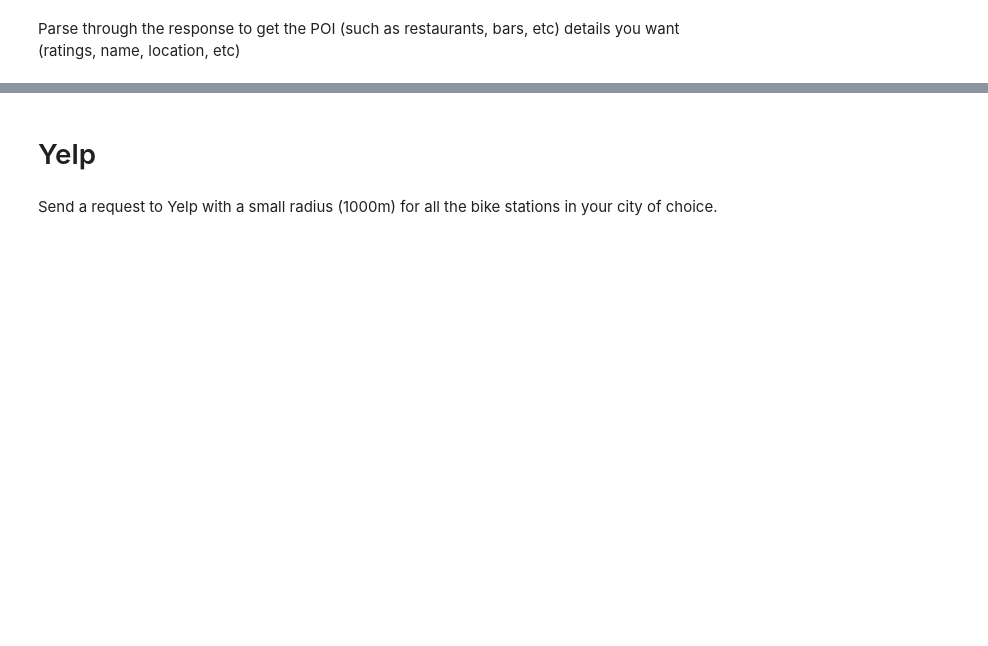
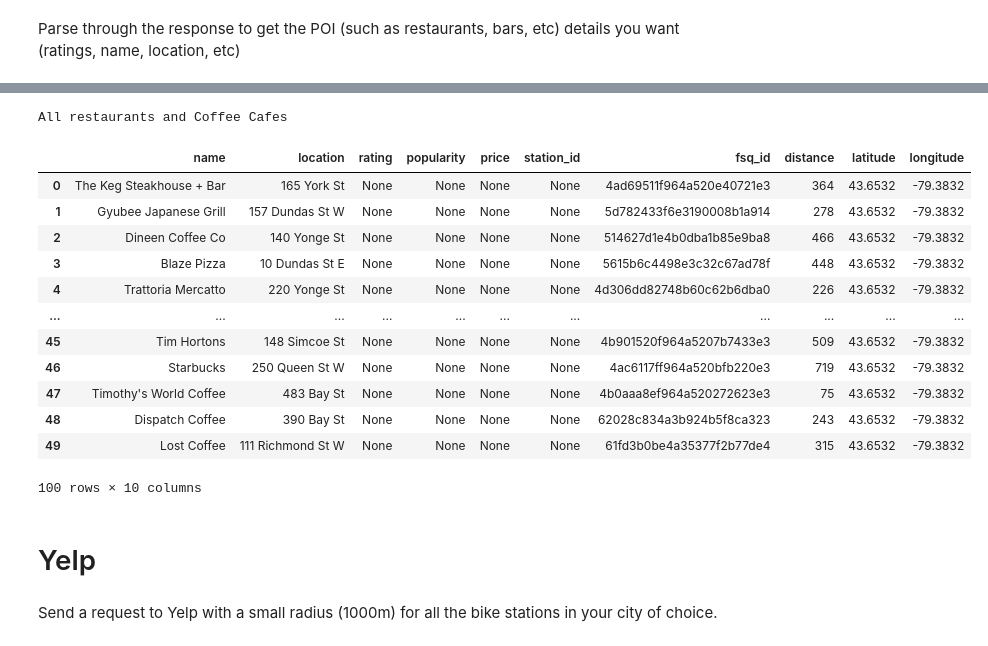
Before and after one commit to hafithm/Statistical-Modelling-with-Python, a Jupyter notebook: notebooks/yelp_foursquare_EDA.ipynb, the cells around one changed output, grey strips where cells are left out. Saved outputs shown, nothing was run; the diff lists cells and outputs as text; code cells hidden in the pictures; blank space fills up the shorter version.

Commit message:
Updated yelp_foursquare_EDA.ipynb with some changes

```diff
--- a/notebooks/yelp_foursquare_EDA.ipynb
+++ b/notebooks/yelp_foursquare_EDA.ipynb
@@ -18,0 +29,6 @@ dict_keys(['results', 'context'])
+# %%
+
+city = "Toronto"
+requested_data = get_bike_stations(city)
+
+print(requested_data)
@@ -66,3 +161,76 @@ pd.json_normalize(data["results"])
+# %%
+import requests
+import os
+import pandas as pd
+
+
+def get_bike_stations(city, categories):
+    url = "https://api.foursquare.com/v3/places/search"
+
+    # Retrieve Foursquare API key from environment variable
+    fsq_api_key = os.environ['FOURSQUARE_API_KEY']
+
+    headers = {
+        "accept": "application/json",
+        "Authorization": f"Bearer {fsq_api_key}"
+    }
+    params = {
+        "ll": "43.6532,-79.3832",
+        "radius": 1000,
+        "limit": 50,
+        "categories": categories
+    }
+
+    response = requests.get(url, headers=headers, params=params)
+    data = response.json()
+
+    extracted_data = []
+    for item in data.get('results', []):
+        extracted_data.append({
+            'name': item.get('name'),
+            'location': item.get('location', {}).get('address'),
+            'rating': item.get('rating'),
+            'popularity': item.get('popularity'),
+            'price': item.get('price'),
+            'station_id': item.get('station_id'),
+            'fsq_id': item.get('fsq_id'),
+            'distance': item.get('distance'),
+            'latitude': "43.6532",
+            'longitude': "-79.3832"
+        })
+
+    return extracted_data
+
+city = "Toronto"
+requested_data_restaurants = get_bike_stations(city, 13065)
+requested_data_coffee_shops = get_bike_stations(city, 13032)
+
+df_restaurants = pd.DataFrame(requested_data_restaurants)
+df_coffee_shops = pd.DataFrame(requested_data_coffee_shops)
+
+
+print("All restaurants and Coffee Cafes")
+
+# Concatenate the dataframes
+
+foursquare_data = pd.concat([df_restaurants, df_coffee_shops])
+
+foursquare_data
+# %% [output]
+All restaurants and Coffee Cafes
+|  | name | location | rating | popularity | price | station_id | fsq_id | distance | latitude | longitude |
+| 0 | The Keg Steakhouse + Bar | 165 York St | None | None | None | None | 4ad69511f964a520e40721e3 | 364 | 43.6532 | -79.3832 |
+| 1 | Gyubee Japanese Grill | 157 Dundas St W | None | None | None | None | 5d782433f6e3190008b1a914 | 278 | 43.6532 | -79.3832 |
+| 2 | Dineen Coffee Co | 140 Yonge St | None | None | None | None | 514627d1e4b0dba1b85e9ba8 | 466 | 43.6532 | -79.3832 |
+| 3 | Blaze Pizza | 10 Dundas St E | None | None | None | None | 5615b6c4498e3c32c67ad78f | 448 | 43.6532 | -79.3832 |
+| 4 | Trattoria Mercatto | 220 Yonge St | None | None | None | None | 4d306dd82748b60c62b6dba0 | 226 | 43.6532 | -79.3832 |
+| ... | ... | ... | ... | ... | ... | ... | ... | ... | ... | ... |
+| 45 | Tim Hortons | 148 Simcoe St | None | None | None | None | 4b901520f964a5207b7433e3 | 509 | 43.6532 | -79.3832 |
+| 46 | Starbucks | 250 Queen St W | None | None | None | None | 4ac6117ff964a520bfb220e3 | 719 | 43.6532 | -79.3832 |
+| 47 | Timothy's World Coffee | 483 Bay St | None | None | None | None | 4b0aaa8ef964a520272623e3 | 75 | 43.6532 | -79.3832 |
+| 48 | Dispatch Coffee | 390 Bay St | None | None | None | None | 62028c834a3b924b5f8ca323 | 243 | 43.6532 | -79.3832 |
+| 49 | Lost Coffee | 111 Richmond St W | None | None | None | None | 61fd3b0be4a35377f2b77de4 | 315 | 43.6532 | -79.3832 |
+100 rows × 10 columns
 # %% [markdown]
 # Yelp
 # %% [markdown]
```
Also changed, not shown: parts of 22 cells of this notebook.
